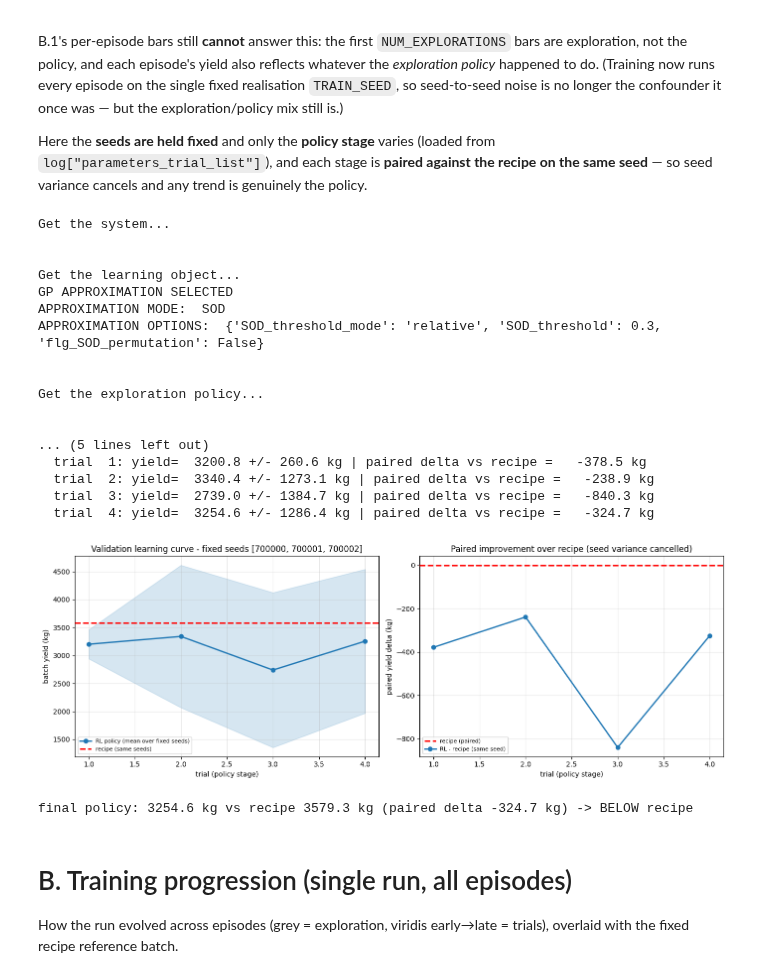
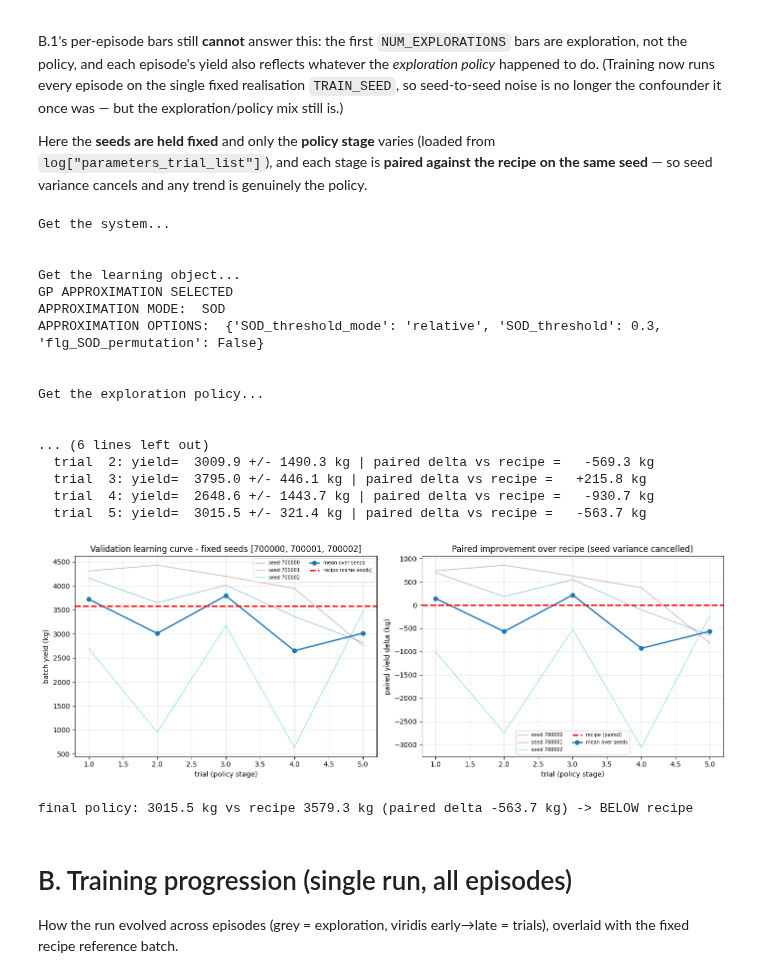
Before and after one commit to Rocyzas/pensim_mcpilco, a Jupyter notebook: pensim_mcpilco/experiments/evaluations.ipynb, the cells around one changed output. Cells and saved outputs as stored; diff of their text form; code cells hidden in the pictures.

Commit message:
Evalaution notebooks and plots upload

```diff
--- a/pensim_mcpilco/experiments/evaluations.ipynb
+++ b/pensim_mcpilco/experiments/evaluations.ipynb
@@ -54,8 +55,8 @@ ACTION_IDX = STATE_DIM
 ## 1. Config — which run to evaluate
 # %%
 SEED             = 3
-RUN_SUFFIX       = 16
-NUM_TRIALS       = 4
+RUN_SUFFIX       = 33
+NUM_TRIALS       = 5
 FAST             = False
 GP_TRIAL         = None
 OPTIM_HORIZON    = None
@@ -602,7 +600,7 @@ so seed variance cancels and any trend is genuinely the policy.
 # %%
 import contextlib, io
 
-VAL_SEEDS = eval_seeds[:2]
+VAL_SEEDS = eval_seeds[:-2]
 
 # get_np_policy() returns `lambda s, t: self.forward_np(...)` -- a LIVE ALIAS to the agent's
 # control_policy module, not a snapshot. Staging policies on `policy_agent` would therefore mutate
@@ -623,12 +621,16 @@ base_by_seed = {s: yield_kg(run_arm(eval_wrapper, s, policy=None, pid_baseline=T
 base_mean = float(np.mean(list(base_by_seed.values())))
 print(f"recipe baseline on {VAL_SEEDS}: {base_mean:.1f} kg")
 
+ys_by_seed = {s: [] for s in VAL_SEEDS}   # per-seed yield trajectory across trials
+ds_by_seed = {s: [] for s in VAL_SEEDS}   # per-seed paired delta trajectory across trials
 curve, spread, delta = [], [], []
 for k in range(1, n_trials_in_log + 1):
     _pol = _load_stage(k)
     ys = np.array([yield_kg(run_arm(eval_wrapper, s, policy=_pol, pid_baseline=False))
                    for s in VAL_SEEDS])
     ds = ys - np.array([base_by_seed[s] for s in VAL_SEEDS])
+    for s, y, d in zip(VAL_SEEDS, ys, ds):
+        ys_by_seed[s].append(y); ds_by_seed[s].append(d)
     curve.append(ys.mean()); spread.append(ys.std()); delta.append(ds.mean())
     print(f"  trial {k:>2}: yield={ys.mean():8.1f} +/- {ys.std():5.1f} kg | "
           f"paired delta vs recipe = {ds.mean():+8.1f} kg")
@@ -637,45 +639,48 @@ for k in range(1, n_trials_in_log + 1):
 
 curve, spread, delta = map(np.asarray, (curve, spread, delta))
 trials = np.arange(1, n_trials_in_log + 1)
 
 fig, ax = plt.subplots(1, 2, figsize=(14, 5))
-ax[0].plot(trials, curve, marker="o", label="RL policy (mean over fixed seeds)", **MODEL_STYLE)
-ax[0].fill_between(trials, curve - spread, curve + spread, color="C0", alpha=.18)
+_seed_colors = plt.cm.tab10(np.linspace(0, 1, len(VAL_SEEDS)))
+for s, c in zip(VAL_SEEDS, _seed_colors):
+    ax[0].plot(trials, ys_by_seed[s], color=c, alpha=.5, lw=1, label=f"seed {s}")
+    ax[1].plot(trials, ds_by_seed[s], color=c, alpha=.5, lw=1, label=f"seed {s}")
+ax[0].plot(trials, curve, marker="o", label="mean over seeds", **MODEL_STYLE)
 ax[0].axhline(base_mean, label="recipe (same seeds)", **REF_STYLE)
 ax[0].set_xlabel("trial (policy stage)"); ax[0].set_ylabel("batch yield (kg)")
 ax[0].set_title(f"Validation learning curve - fixed seeds {VAL_SEEDS}")
-ax[0].grid(alpha=.3); ax[0].legend(fontsize=8)
+ax[0].grid(alpha=.3); ax[0].legend(fontsize=7, ncol=2)
 
 ax[1].axhline(0.0, label="recipe (paired)", **REF_STYLE)
-ax[1].plot(trials, delta, marker="o", label="RL - recipe (same seed)", **MODEL_STYLE)
+ax[1].plot(trials, delta, marker="o", label="mean over seeds", **MODEL_STYLE)
 ax[1].set_xlabel("trial (policy stage)"); ax[1].set_ylabel("paired yield delta (kg)")
 ax[1].set_title("Paired improvement over recipe (seed variance cancelled)")
-ax[1].grid(alpha=.3); ax[1].legend(fontsize=8)
+ax[1].grid(alpha=.3); ax[1].legend(fontsize=7, ncol=2)
 fig.tight_layout(); plt.show()
 
 _verdict = "ABOVE" if delta[-1] > 0 else "BELOW"
 print(f"\nfinal policy: {curve[-1]:.1f} kg vs recipe {base_mean:.1f} kg "
       f"(paired delta {delta[-1]:+.1f} kg) -> {_verdict} recipe")
 # %% [output]
 Get the system...
 
 
 Get the learning object...
 GP APPROXIMATION SELECTED
 APPROXIMATION MODE:  SOD
 APPROXIMATION OPTIONS:  {'SOD_threshold_mode': 'relative', 'SOD_threshold': 0.3, 'flg_SOD_permutation': False}
 
 
 Get the exploration policy...
 
 
-... (5 lines left out)
-  trial  1: yield=  3200.8 +/- 260.6 kg | paired delta vs recipe =   -378.5 kg
-  trial  2: yield=  3340.4 +/- 1273.1 kg | paired delta vs recipe =   -238.9 kg
-  trial  3: yield=  2739.0 +/- 1384.7 kg | paired delta vs recipe =   -840.3 kg
-  trial  4: yield=  3254.6 +/- 1286.4 kg | paired delta vs recipe =   -324.7 kg
+... (6 lines left out)
+  trial  2: yield=  3009.9 +/- 1490.3 kg | paired delta vs recipe =   -569.3 kg
+  trial  3: yield=  3795.0 +/- 446.1 kg | paired delta vs recipe =   +215.8 kg
+  trial  4: yield=  2648.6 +/- 1443.7 kg | paired delta vs recipe =   -930.7 kg
+  trial  5: yield=  3015.5 +/- 321.4 kg | paired delta vs recipe =   -563.7 kg
-[figure, old version]
+[figure, new version]
-final policy: 3254.6 kg vs recipe 3579.3 kg (paired delta -324.7 kg) -> BELOW recipe
+final policy: 3015.5 kg vs recipe 3579.3 kg (paired delta -563.7 kg) -> BELOW recipe
 # %% [markdown]
 # B. Training progression (single run, all episodes)
 
```
Also changed, not shown: parts of 16 cells of this notebook, 19 other files.
